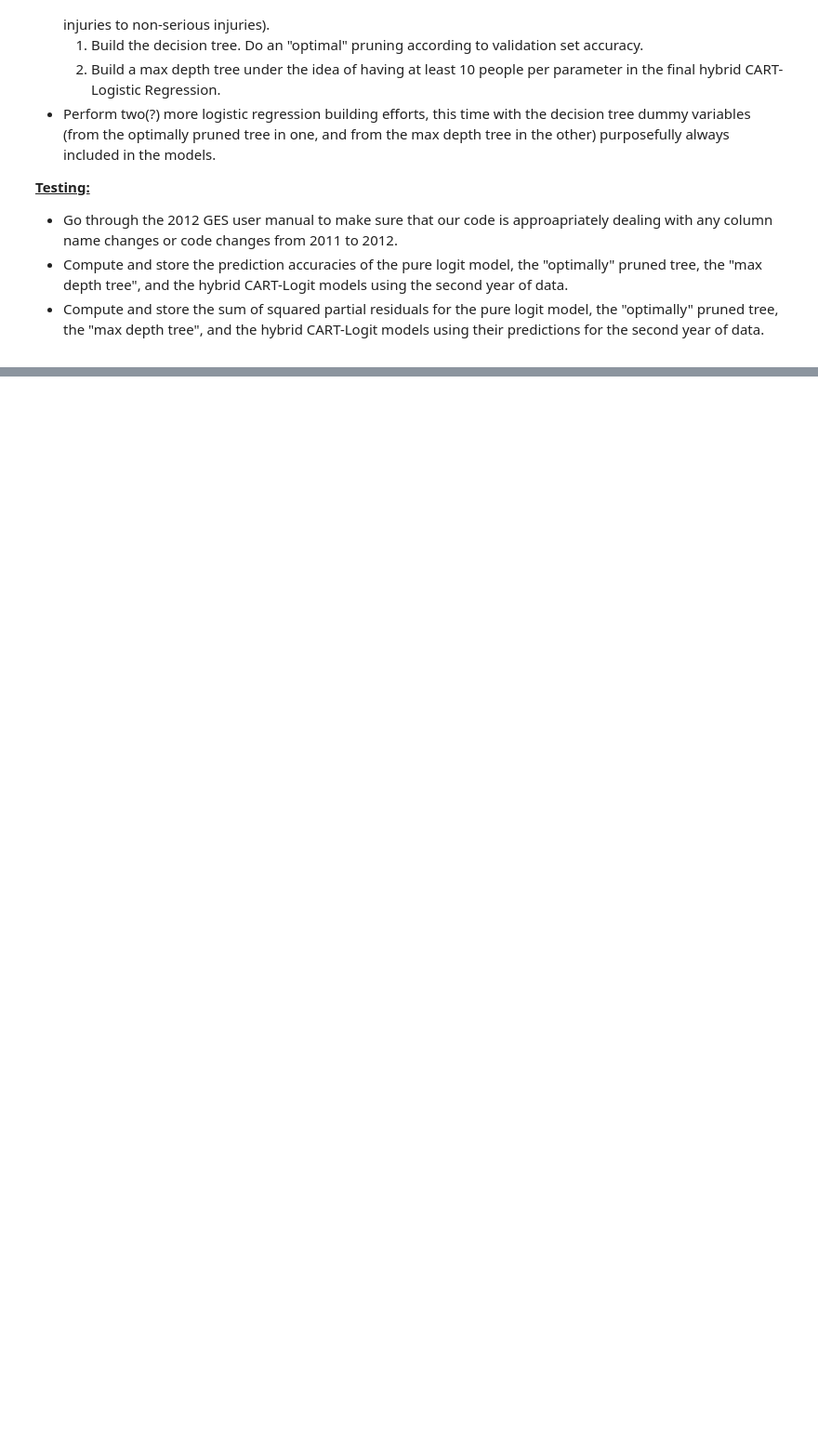
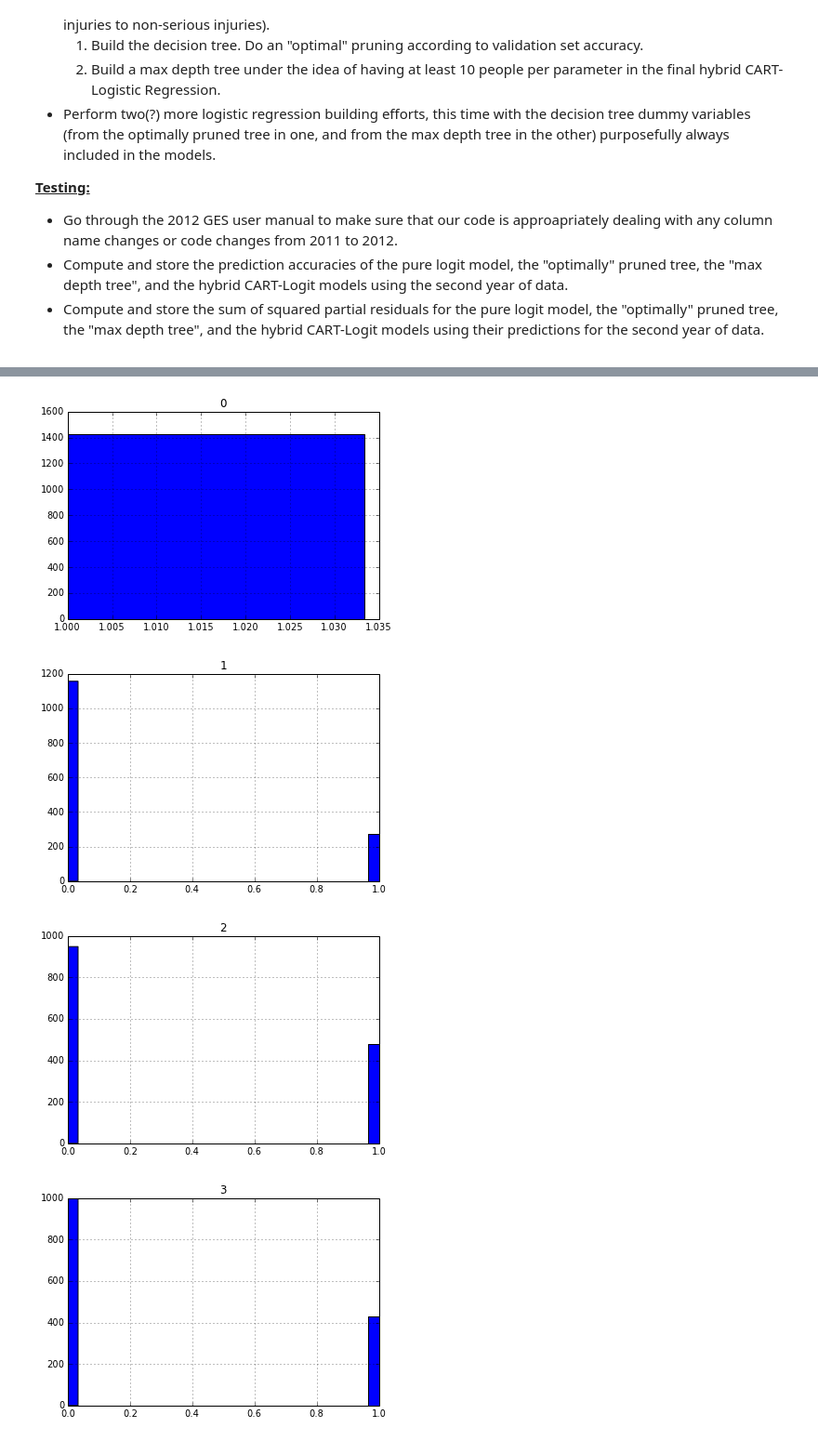
Before and after one commit to fagan2888/cs289_final_project, a Jupyter notebook: basic_categorical_variable_split.ipynb, the cells around one changed output, grey strips where cells are left out. Shown: that part at 93% size. Saved outputs shown, nothing was run; the diff lists cells and outputs as text; code cells hidden in the pictures; blank space fills up the shorter version.

```diff
--- a/basic_categorical_variable_split.ipynb
+++ b/basic_categorical_variable_split.ipynb
@@ -115,3 +115,5 @@ DesignMatrix with shape (1427, 11)
         <li>Compute and store the sum of squared partial residuals for the pure logit model, the "optimally" pruned tree, the "max depth tree", and the hybrid CART-Logit models using their predictions for the second year of data.</li>
     </ul>
 </p>
+# %%
+t = patsy.dmatrix("C(RELJCT2, Treatment(9999))", data = basicTransform)
@@ -117,0 +154,2 @@ DesignMatrix with shape (1427, 11)
+# %%
+t1 = pd.DataFrame(patsy.dmatrix("C(RELJCT2, Treatment(9999))", data = basicTransform), columns = t.design_info.column_names)
@@ -117,0 +169,10 @@ DesignMatrix with shape (1427, 11)
+# %%
+figures = {}
+for i in t1:
+    figures[i] = t1.hist(column = i, bins = 30)
+    plt.show()
+# %% [output]
+[figure, added]
+[figure, added]
+[figure, added]
+[figure, added]
```
Also changed, not shown: parts of 14 cells of this notebook, 14 other files.
